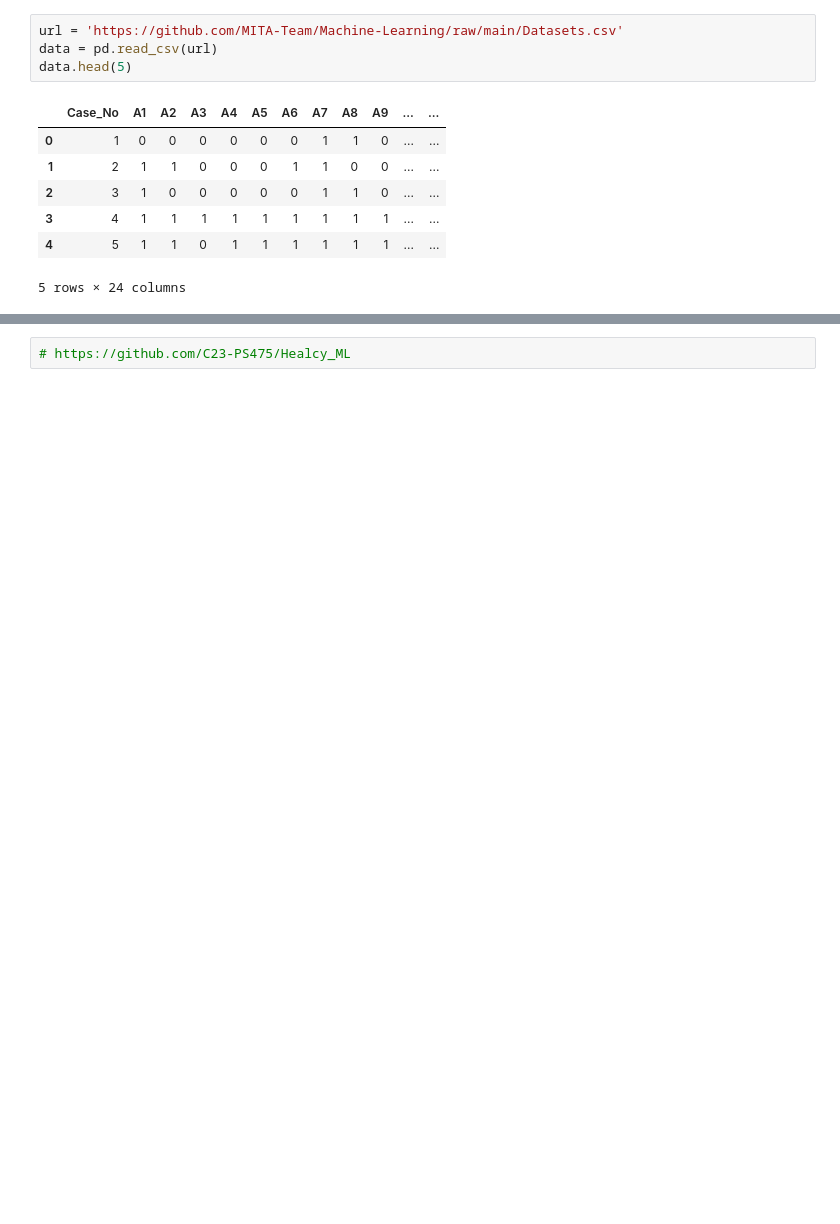
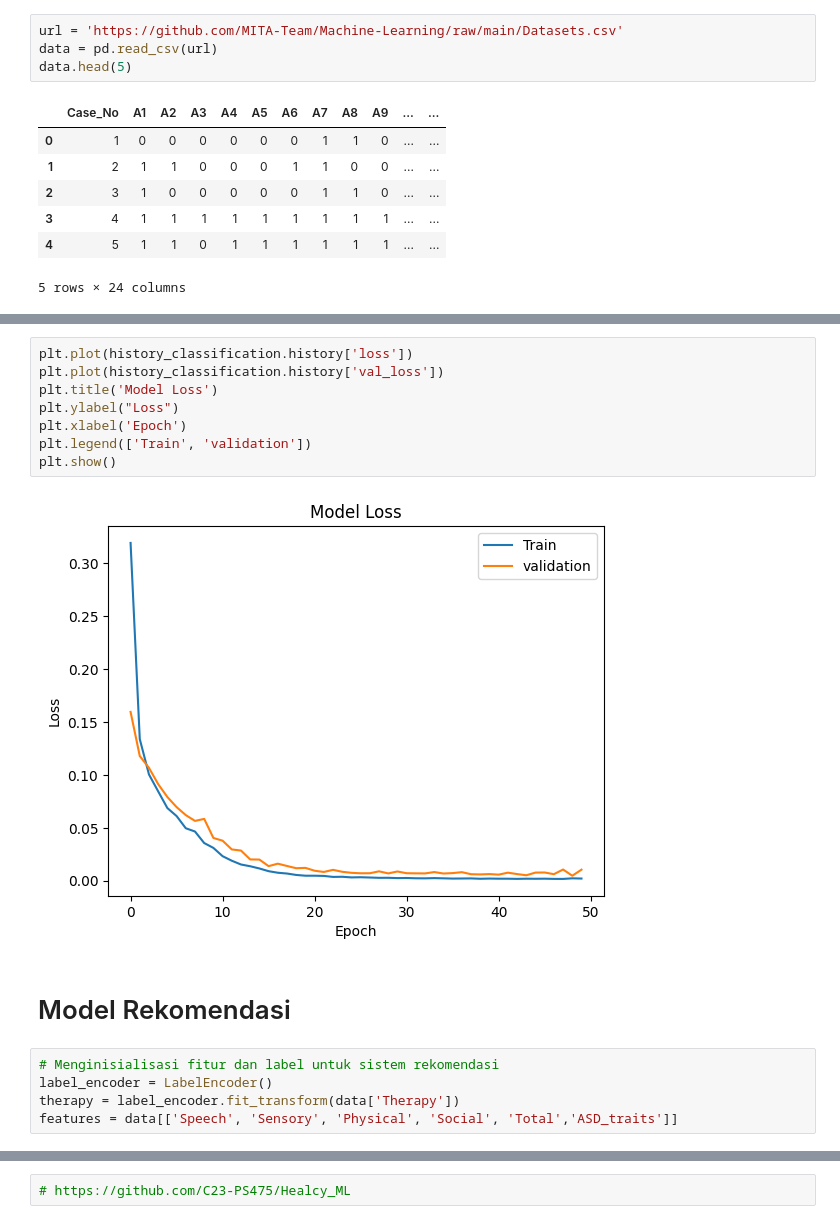
Before and after one commit to MITA-Team/Machine-Learning, a Jupyter notebook: Model.ipynb, the cells around one changed output, grey strips where cells are left out. Saved outputs shown, nothing was run; the diff lists cells and outputs as text; blank space fills up the shorter version.

```diff
--- a/Model.ipynb
+++ b/Model.ipynb
@@ -63,0 +82,17 @@ Epoch 10/10
+# %%
+plt.plot(history_classification.history['loss'])
+plt.plot(history_classification.history['val_loss'])
+plt.title('Model Loss')
+plt.ylabel("Loss")
+plt.xlabel('Epoch')
+plt.legend(['Train', 'validation'])
+plt.show()
+# %% [output]
+[figure, added]
+# %% [markdown]
+# Model Rekomendasi
+# %%
+# Menginisialisasi fitur dan label untuk sistem rekomendasi
+label_encoder = LabelEncoder()
+therapy = label_encoder.fit_transform(data['Therapy'])
+features = data[['Speech', 'Sensory', 'Physical', 'Social', 'Total','ASD_traits']]
```
Also changed, not shown: parts of 22 cells of this notebook, 4 other files.
